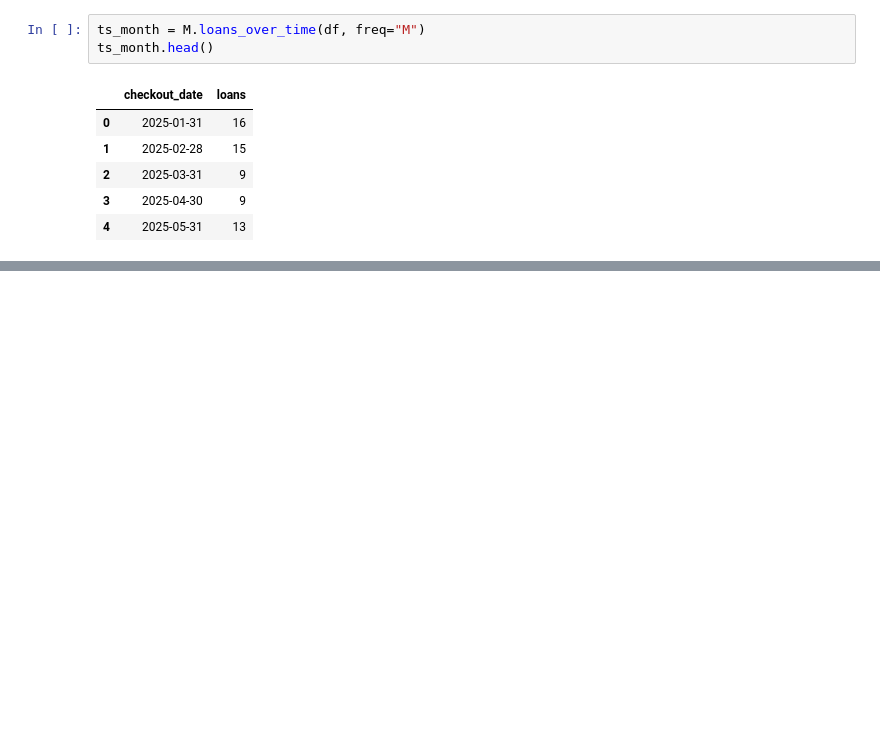
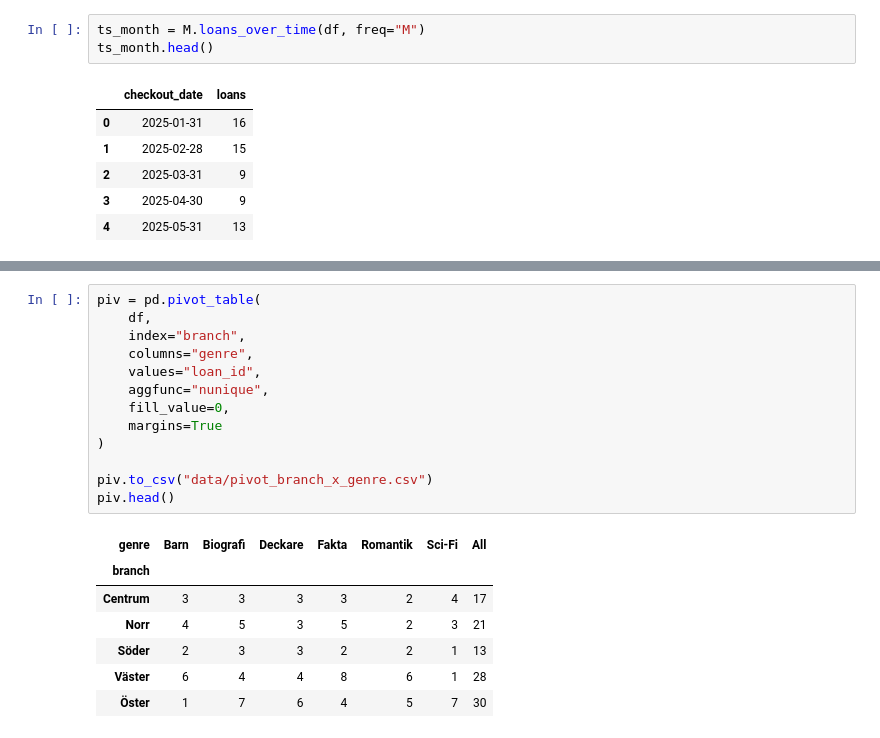
Before and after one commit to Joakim-Avanoria/EDA---Biblioteket, a Jupyter notebook: report.ipynb, the cells around one changed output, grey strips where cells are left out. Cells and saved outputs as stored; diff of their text form; blank space fills up the shorter version.

```diff
--- a/report.ipynb
+++ b/report.ipynb
@@ -99,0 +104,21 @@ V.box_h(ax, df["loan_days"])
+# %%
+piv = pd.pivot_table(
+    df,
+    index="branch",
+    columns="genre",
+    values="loan_id",
+    aggfunc="nunique",
+    fill_value=0,
+    margins=True
+)
+
+piv.to_csv("data/pivot_branch_x_genre.csv")
+piv.head()
+# %% [output]
+| genre | Barn | Biografi | Deckare | Fakta | Romantik | Sci-Fi | All |
+| branch |  |  |  |  |  |  |  |
+| Centrum | 3 | 3 | 3 | 3 | 2 | 4 | 17 |
+| Norr | 4 | 5 | 3 | 5 | 2 | 3 | 21 |
+| Söder | 2 | 3 | 3 | 2 | 2 | 1 | 13 |
+| Väster | 6 | 4 | 4 | 8 | 6 | 1 | 28 |
+| Öster | 1 | 7 | 6 | 4 | 5 | 7 | 30 |
```
Also changed, not shown: parts of 3 cells of this notebook, 7 other files.
